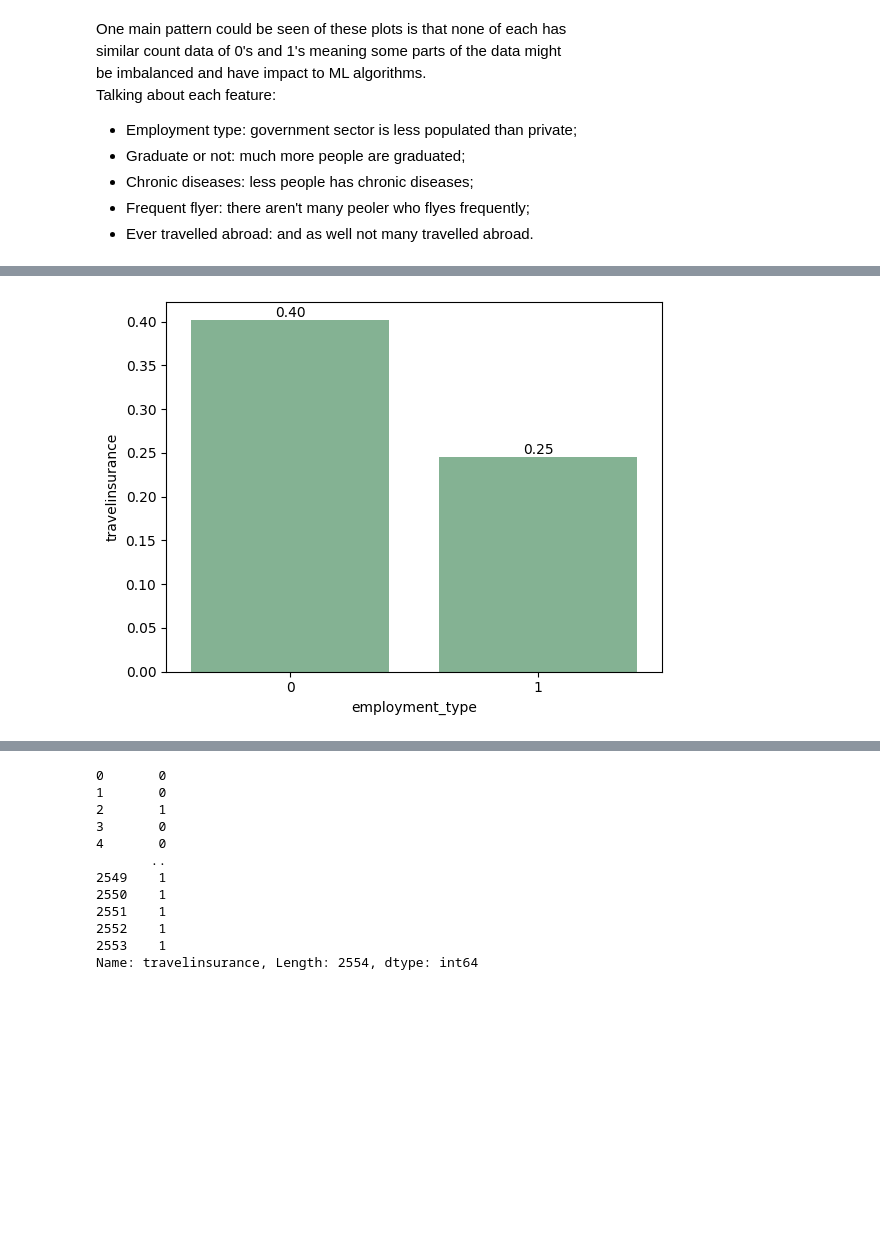
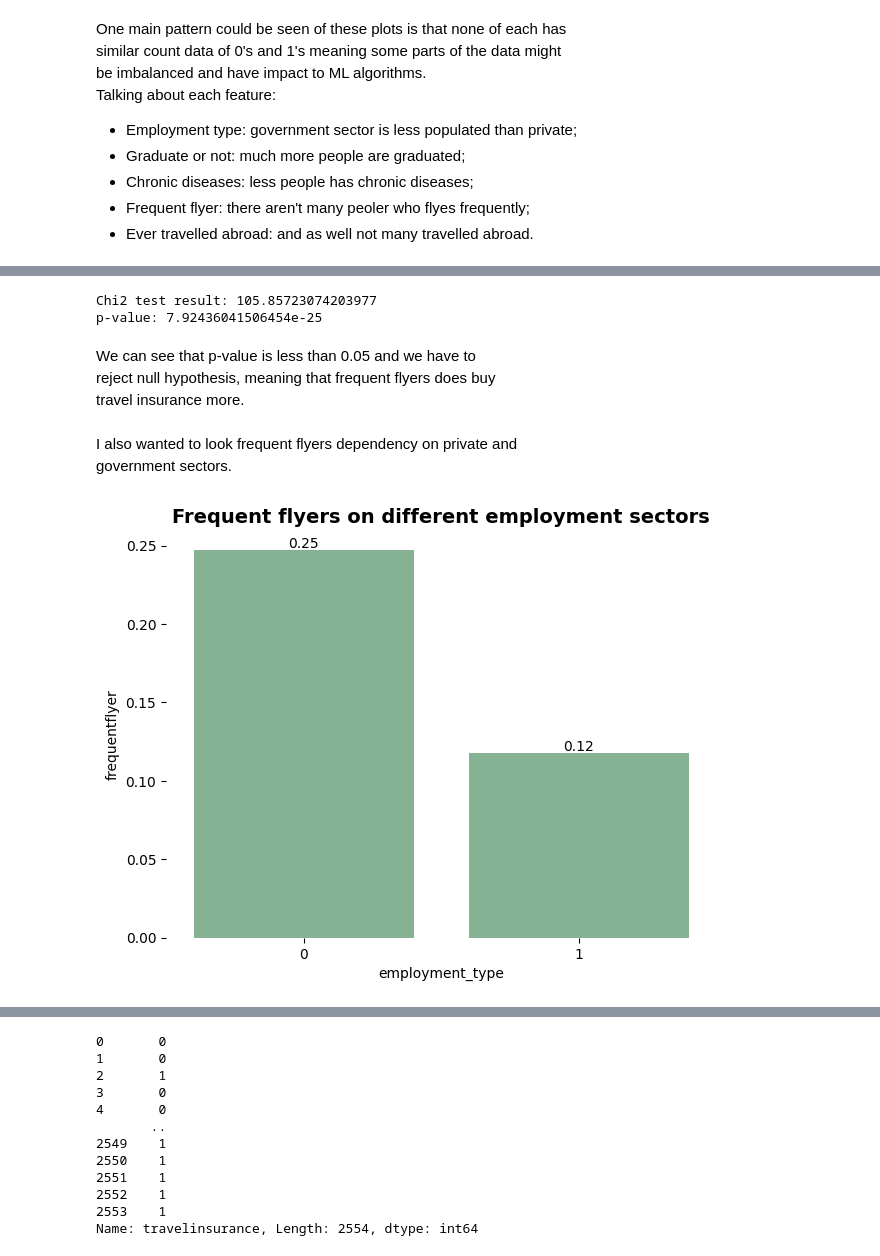
Before and after one commit to ShariYo/Modul3_Sprint1, a Jupyter notebook: project/main.ipynb, the cells around one changed output, grey strips where cells are left out. Drawn from its saved outputs; the diff is of its cells as text; code cells hidden in the pictures; blank space fills up the shorter version.

```diff
--- a/project/main.ipynb
+++ b/project/main.ipynb
@@ -239,12 +229,32 @@ Talking about each feature:
+# %%
+contingency_table = pd.crosstab(travelin["frequentflyer"], travelin["travelinsurance"])
+chi2, p, dof, expected = chi2_contingency(contingency_table)
+print(f"Chi2 test result: {chi2}\np-value: {p}")
+# %% [output]
+Chi2 test result: 105.85723074203977
+p-value: 7.92436041506454e-25
+# %% [markdown]
+We can see that p-value is less than 0.05 and we have to
+reject null hypothesis, meaning that frequent flyers does buy
+travel insurance more.
+# %% [markdown]
+I also wanted to look frequent flyers dependency on private and
+government sectors.
 # %%
 def barplt(data=None, x=None, y=None, hue=None):
     ax = sns.barplot(data=data, x=x, y=y, hue=hue, errorbar=None)
     for container in ax.containers:
         ax.bar_label(container, fmt="%.2f")
-    ax.axes.get_yaxis().set_visible(False)
+    ax.axes.get_yaxis().set_visible(True)
     ax.axes.get_xaxis().set_visible(True)
     ax.set_frame_on(False)
+    plt.tight_layout()
+    plt.title(
+        "Frequent flyers on different employment sectors",
+        size=14,
+        fontweight="bold",
+        ha="center")
 
-barplt(data=travel_cate, x="employment_type", y="travelinsurance", hue=None)
+barplt(data=travel_cate, x="employment_type", y="frequentflyer")
 # %% [output]
-[figure, old version]
+[figure, new version]
```
Also changed, not shown: parts of 31 cells of this notebook.
